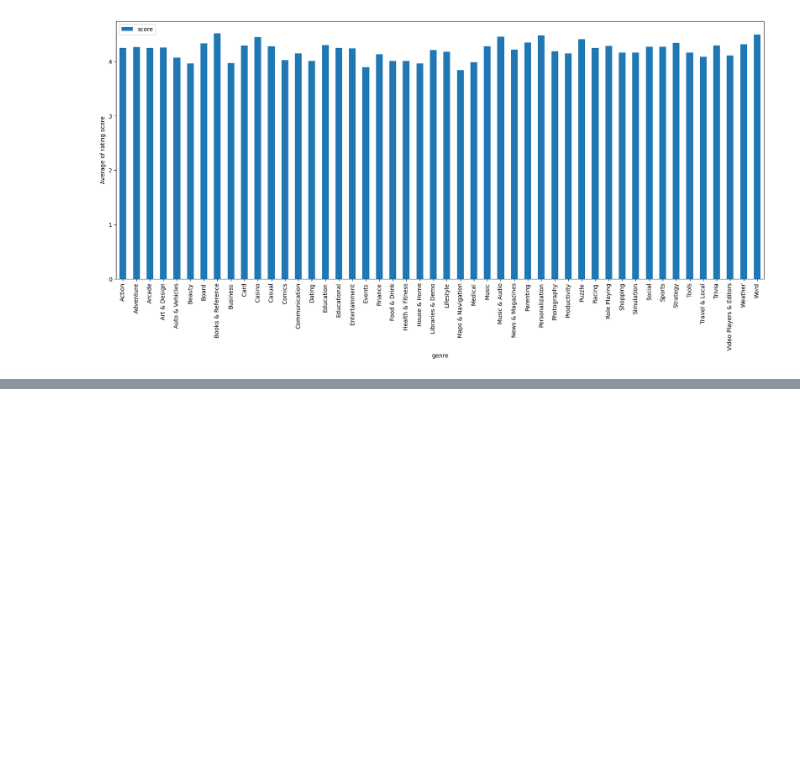
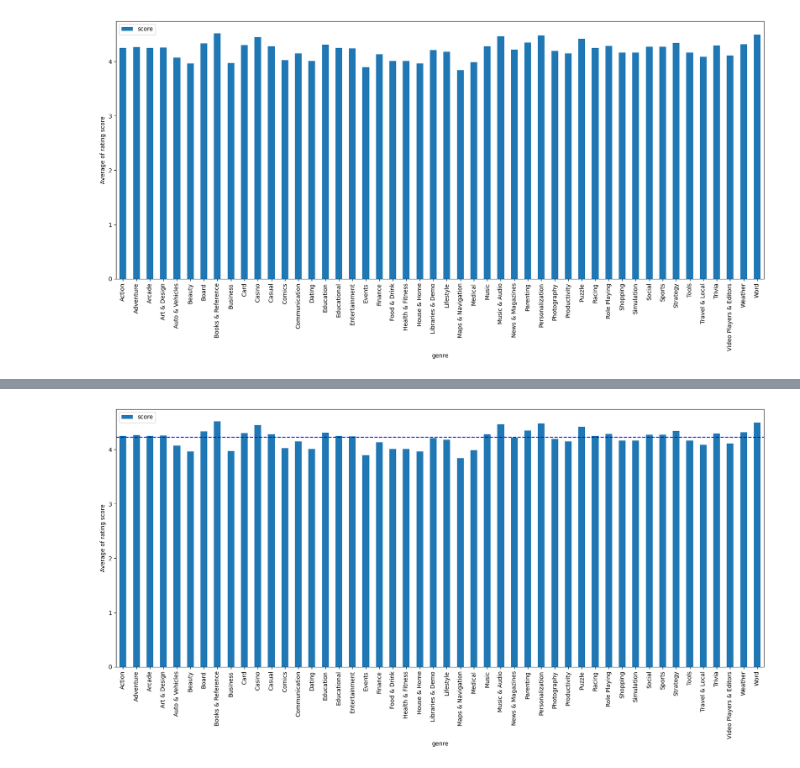
Before and after one commit to bayraktarengin/eurotech, a Jupyter notebook: kaggle/GooglePlayStore.ipynb, the cells around one changed output, grey strips where cells are left out. Saved outputs shown, nothing was run; the diff lists cells and outputs as text; code cells hidden in the pictures; blank space fills up the shorter version.

```diff
--- a/kaggle/GooglePlayStore.ipynb
+++ b/kaggle/GooglePlayStore.ipynb
@@ -188,3 +188,8 @@ plt.show()
 # %%
 # Q6: Use the same visualation above but now classify the genres into two groups. Above average, belove average.
 # Show both with different colors.
+# %%
+avg_review = df["score"].mean()
+# %%
+df_Q5["score_situation"] = "Above AVG"
+df_Q5.loc[df_Q5["score"] < avg_review, "score_situation"] = "Below AVG"
@@ -190,0 +206,8 @@ plt.show()
+# %%
+df_Q5.plot(kind="bar",figsize=(20,8))
+plt.axhline(y=avg_review, color='b', linestyle='--', label='AVG Review')
+
+plt.ylabel("Average of rating score")
+plt.show()
+# %% [output]
+[figure, added]
```
Also changed, not shown: parts of 25 cells of this notebook.
